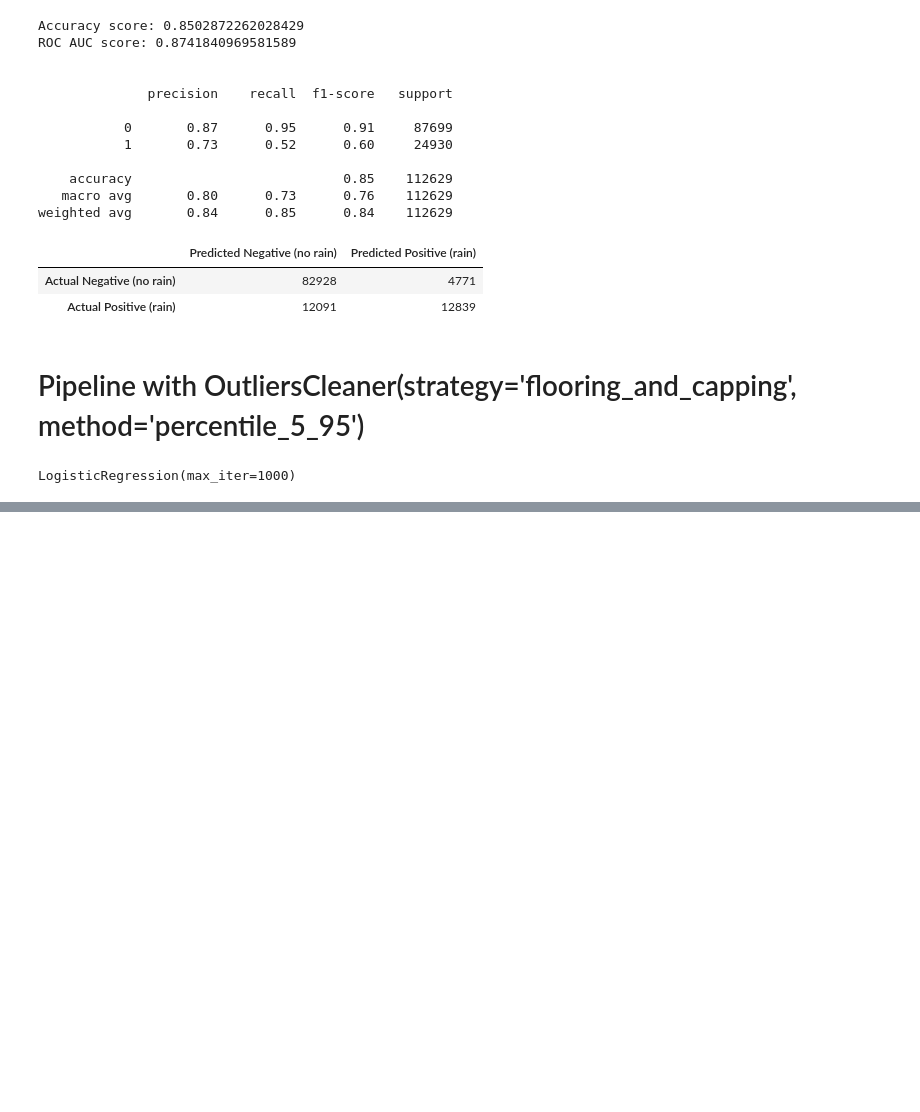
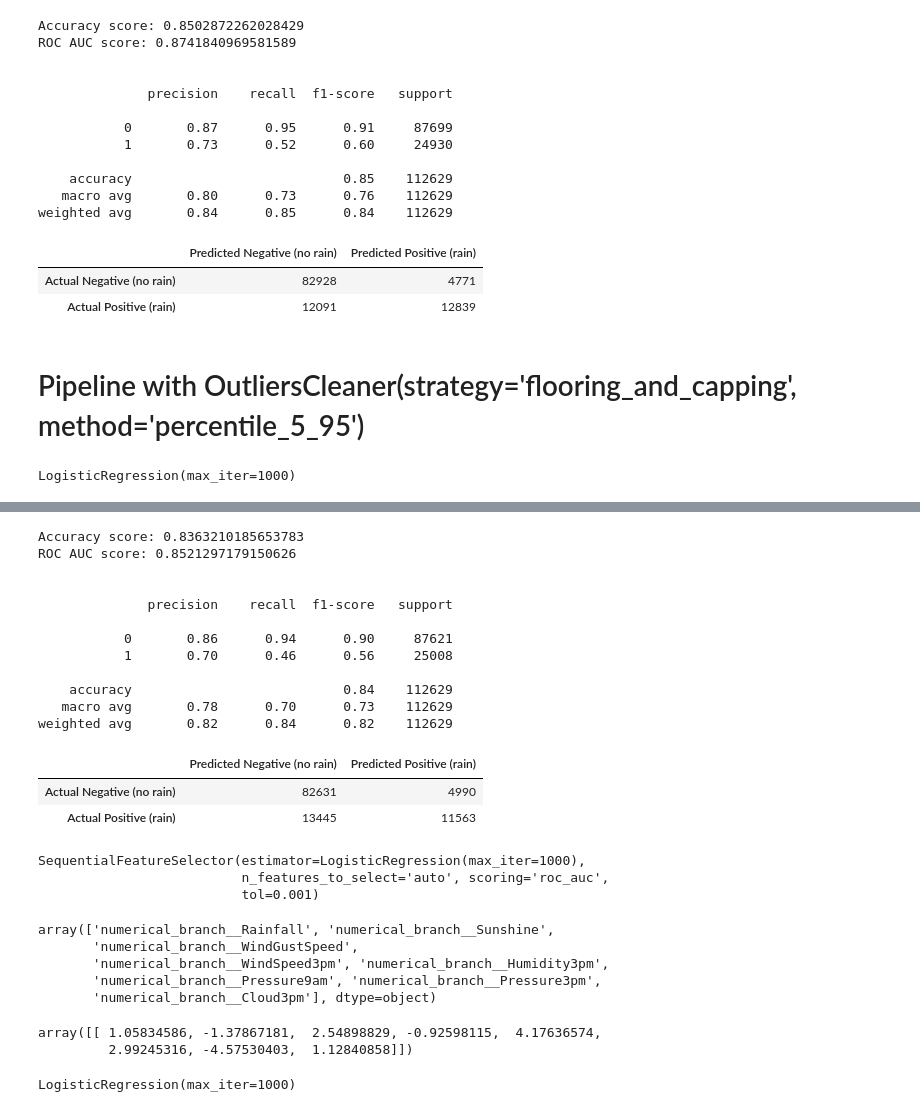
Before and after one commit to TomaszWasilewski/Predict-rain-in-Australia, a Jupyter notebook: rain_in_australia.ipynb, the cells around one changed output, grey strips where cells are left out. Saved outputs shown, nothing was run; the diff lists cells and outputs as text; code cells hidden in the pictures; blank space fills up the shorter version.

```diff
--- a/rain_in_australia.ipynb
+++ b/rain_in_australia.ipynb
@@ -1230,0 +1317,18 @@ weighted avg       0.84      0.83      0.83    112629
+# %%
+metrics(X_train[sfs.get_feature_names_out()], y_train, sfs.estimator)
+# %% [output]
+Accuracy score: 0.8363210185653783
+ROC AUC score: 0.8521297179150626
+
+
+              precision    recall  f1-score   support
+
+           0       0.86      0.94      0.90     87621
+           1       0.70      0.46      0.56     25008
+
+    accuracy                           0.84    112629
+   macro avg       0.78      0.70      0.73    112629
+weighted avg       0.82      0.84      0.82    112629
+|  | Predicted Negative (no rain) | Predicted Positive (rain) |
+| Actual Negative (no rain) | 82631 | 4990 |
+| Actual Positive (rain) | 13445 | 11563 |
@@ -1230,0 +1339,23 @@ weighted avg       0.84      0.83      0.83    112629
+# %%
+sfs_001.fit(X_train, y_train)
+# %% [output]
+SequentialFeatureSelector(estimator=LogisticRegression(max_iter=1000),
+                          n_features_to_select='auto', scoring='roc_auc',
+                          tol=0.001)
+# %%
+sfs_001.get_feature_names_out()
+# %% [output]
+array(['numerical_branch__Rainfall', 'numerical_branch__Sunshine',
+       'numerical_branch__WindGustSpeed',
+       'numerical_branch__WindSpeed3pm', 'numerical_branch__Humidity3pm',
+       'numerical_branch__Pressure9am', 'numerical_branch__Pressure3pm',
+       'numerical_branch__Cloud3pm'], dtype=object)
+# %%
+sfs_001.estimator.coef_
+# %% [output]
+array([[ 1.05834586, -1.37867181,  2.54898829, -0.92598115,  4.17636574,
+         2.99245316, -4.57530403,  1.12840858]])
+# %%
+sfs_001.estimator.fit(X_train[sfs_001.get_feature_names_out()], y_train)
+# %% [output]
+LogisticRegression(max_iter=1000)
```
Also changed, not shown: parts of 24 cells of this notebook.
